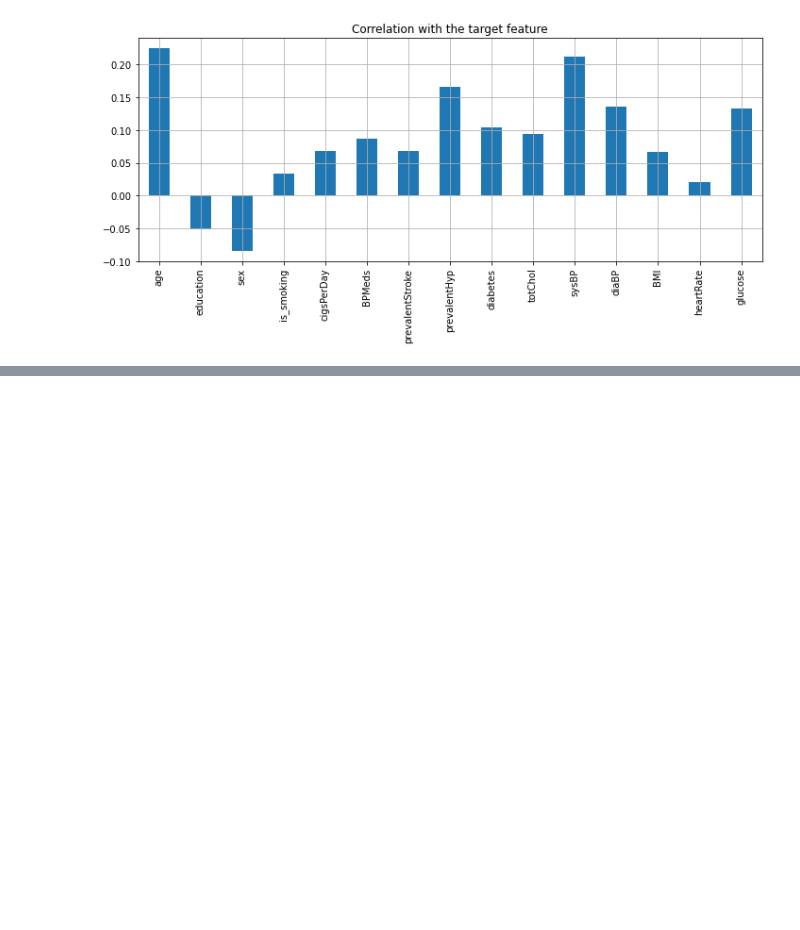
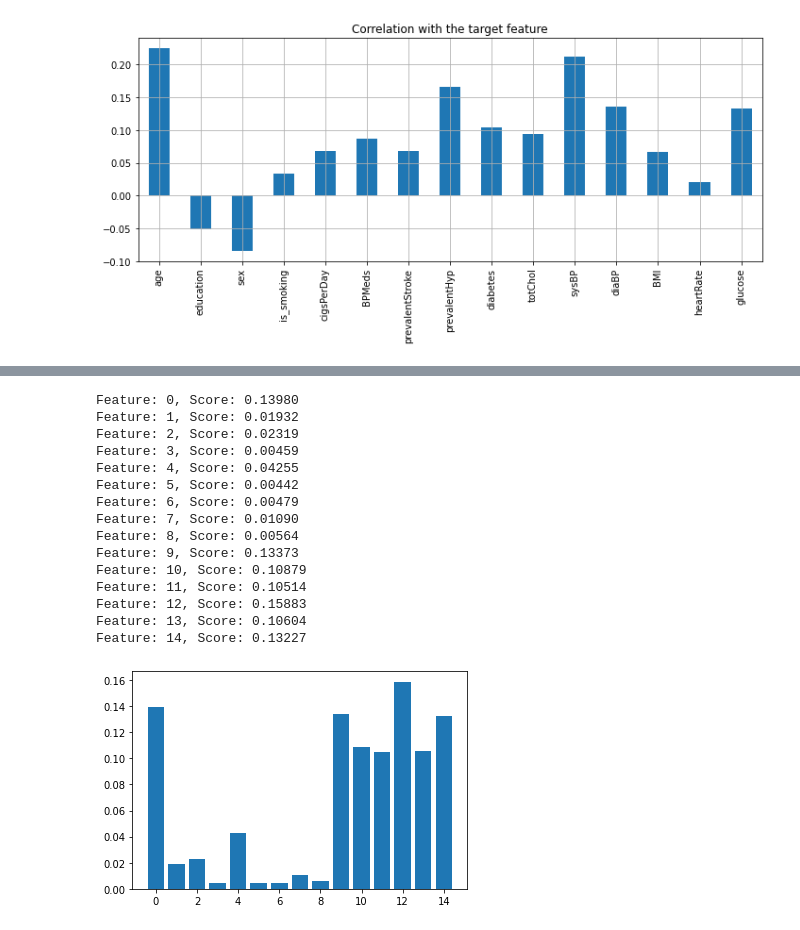
Before and after one commit to shub0411/Cardiovascular-Risk-Prediction, a Jupyter notebook: Cardiovascular_Risk_Prediction_Capstone_Project.ipynb, the cells around one changed output, grey strips where cells are left out. Saved outputs shown, nothing was run; the diff lists cells and outputs as text; code cells hidden in the pictures; blank space fills up the shorter version.

```diff
--- a/Cardiovascular_Risk_Prediction_Capstone_Project.ipynb
+++ b/Cardiovascular_Risk_Prediction_Capstone_Project.ipynb
@@ -437,0 +680,11 @@ plt.tight_layout()
+# %%
+train_independent = x_train
+train_dependent = y_train
+# %%
+from sklearn.tree import DecisionTreeClassifier
+
+# create a regressor object
+classifier= DecisionTreeClassifier(random_state = 0)
+
+# fit the regressor with X and Y data
+classifier.fit(train_independent, train_dependent)
@@ -437,0 +724,8 @@ plt.tight_layout()
+# %%
+from sklearn.preprocessing import StandardScaler
+scaler= StandardScaler()
+X_train=scaler.fit_transform(train_independent)
+X_test=scaler.fit_transform(test[independent_variables])
+# %%
+classifier= DecisionTreeClassifier(random_state = 0)
+classifier.fit(X_train, train_dependent)
@@ -437,0 +757,25 @@ plt.tight_layout()
+# %%
+importance = classifier.feature_importances_
+# summarize feature importance
+for i,v in enumerate(importance):
+	print('Feature: %0d, Score: %.5f' % (i,v))
+# plot feature importance
+plt.bar([x for x in range(len(importance))], importance)
+plt.show()
+# %% [output]
+Feature: 0, Score: 0.13980
+Feature: 1, Score: 0.01932
+Feature: 2, Score: 0.02319
+Feature: 3, Score: 0.00459
+Feature: 4, Score: 0.04255
+Feature: 5, Score: 0.00442
+Feature: 6, Score: 0.00479
+Feature: 7, Score: 0.01090
+Feature: 8, Score: 0.00564
+Feature: 9, Score: 0.13373
+Feature: 10, Score: 0.10879
+Feature: 11, Score: 0.10514
+Feature: 12, Score: 0.15883
+Feature: 13, Score: 0.10604
+Feature: 14, Score: 0.13227
+[figure, added]
```
Also changed, not shown: parts of 31 cells of this notebook.
